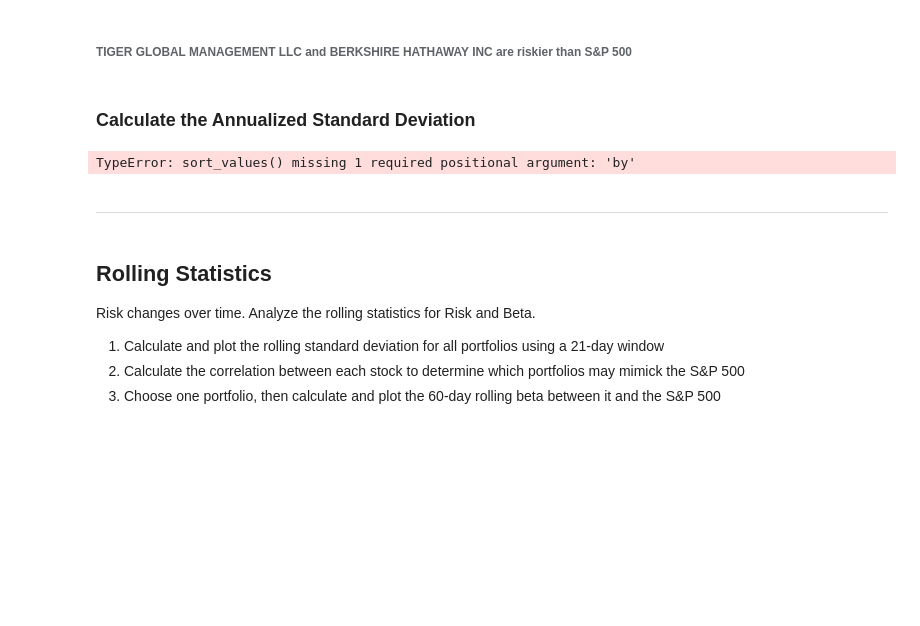
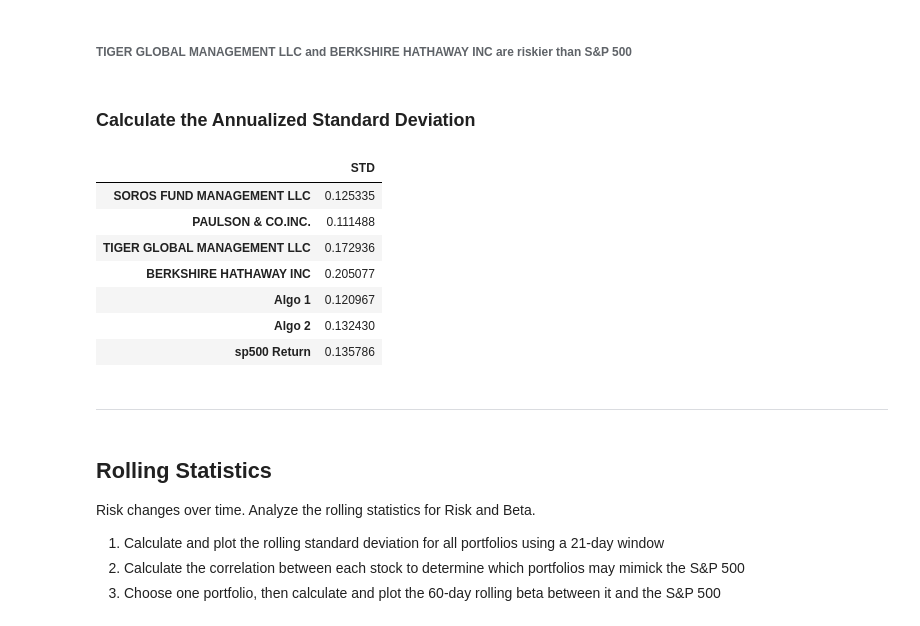
Before and after one commit to Boulaz2002/Pandas-Homework, a Jupyter notebook: portfolio_analysis.ipynb, the cells around one changed output. Cells and saved outputs as stored; diff of their text form; code cells hidden in the pictures; blank space fills up the shorter version.

```diff
--- a/portfolio_analysis.ipynb
+++ b/portfolio_analysis.ipynb
@@ -256,9 +256,16 @@ higher_std
 # %%
 # Calculate the annualized standard deviation (252 trading days)
 annualized_std_data = daily_std_data*np.sqrt(252)
-annualized_std_data.sort_values(ascending=False)
+annualized_std_data
 # %% [output]
-TypeError: sort_values() missing 1 required positional argument: 'by'
+|  | STD |
+| SOROS FUND MANAGEMENT LLC | 0.125335 |
+| PAULSON & CO.INC. | 0.111488 |
+| TIGER GLOBAL MANAGEMENT LLC | 0.172936 |
+| BERKSHIRE HATHAWAY INC | 0.205077 |
+| Algo 1 | 0.120967 |
+| Algo 2 | 0.132430 |
+| sp500 Return | 0.135786 |
 # %% [markdown]
 ---
 # %% [markdown]
```
Also changed, not shown: parts of 3 cells of this notebook.
